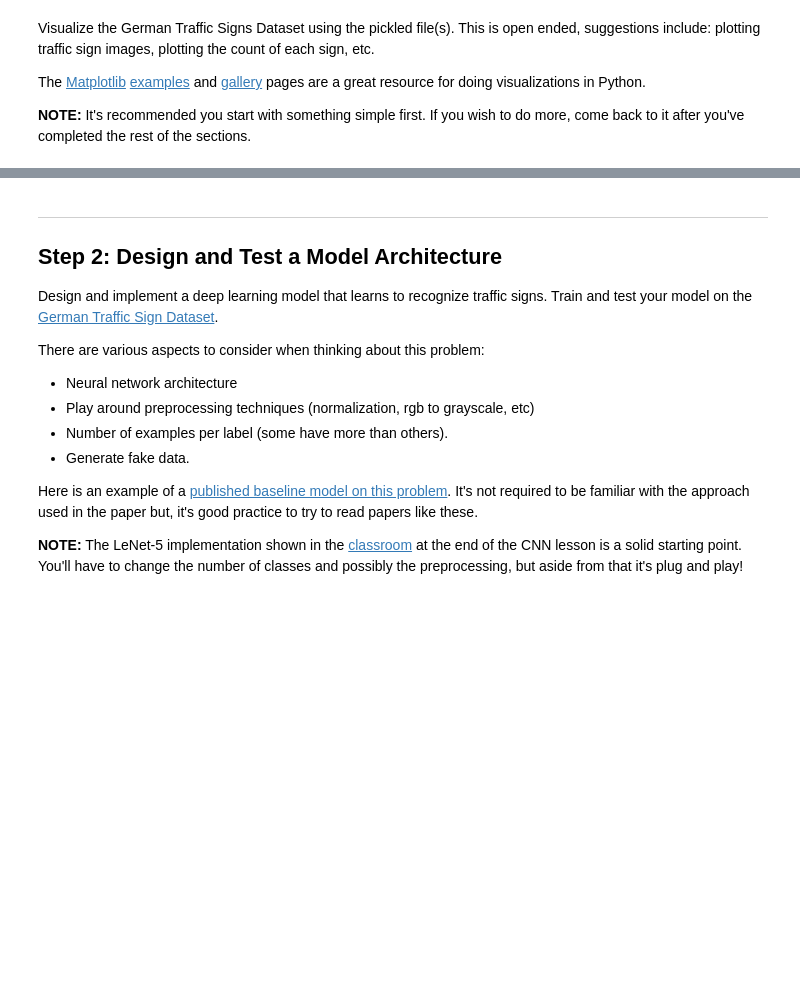
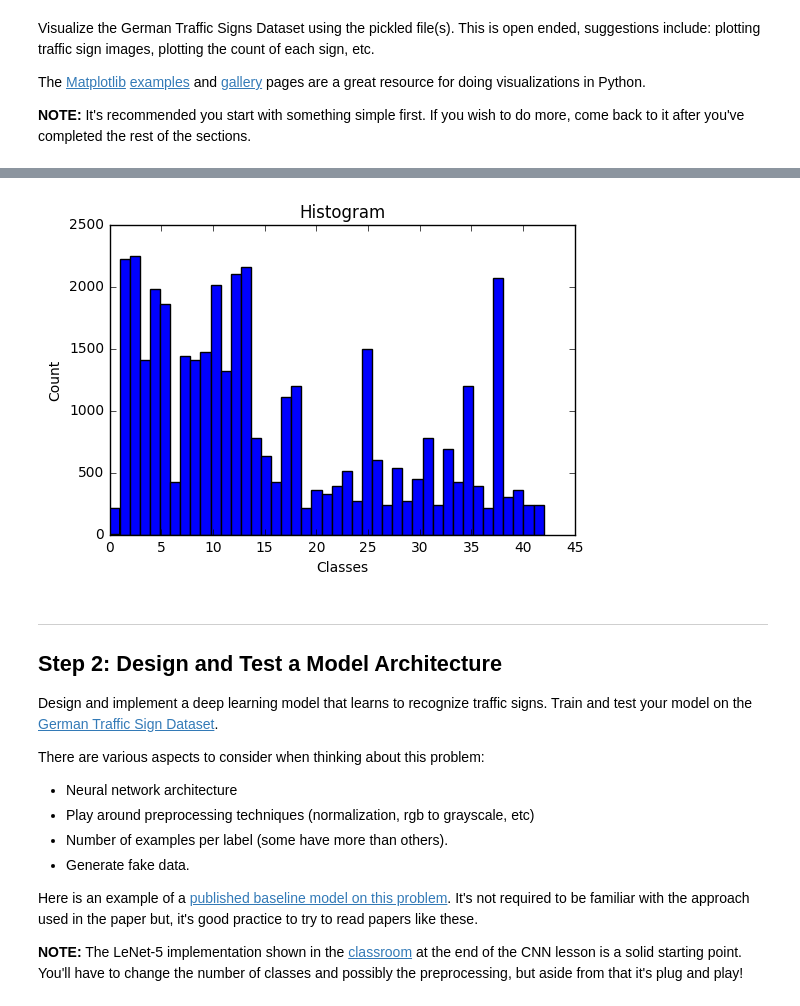
Before and after one commit to pennyheadaway/CarND-Traffic-Sign-Classifier-Project, a Jupyter notebook: Traffic_Sign_Classifier.ipynb, the cells around one changed output, grey strips where cells are left out. Drawn from its saved outputs; the diff is of its cells as text; code cells hidden in the pictures; blank space fills up the shorter version.

```diff
--- a/Traffic_Sign_Classifier.ipynb
+++ b/Traffic_Sign_Classifier.ipynb
@@ -103,3 +103,12 @@ All possible sign classes
+# %%
+# Exploration of the class distribution
+plt.hist(y_train, n_classes)
+plt.xlabel('Classes')
+plt.ylabel('Count')
+plt.title('Histogram')
+plt.show()
+# %% [output]
+[figure, added]
 # %% [markdown]
 ----
 
```
Also changed, not shown: parts of 16 cells of this notebook.
